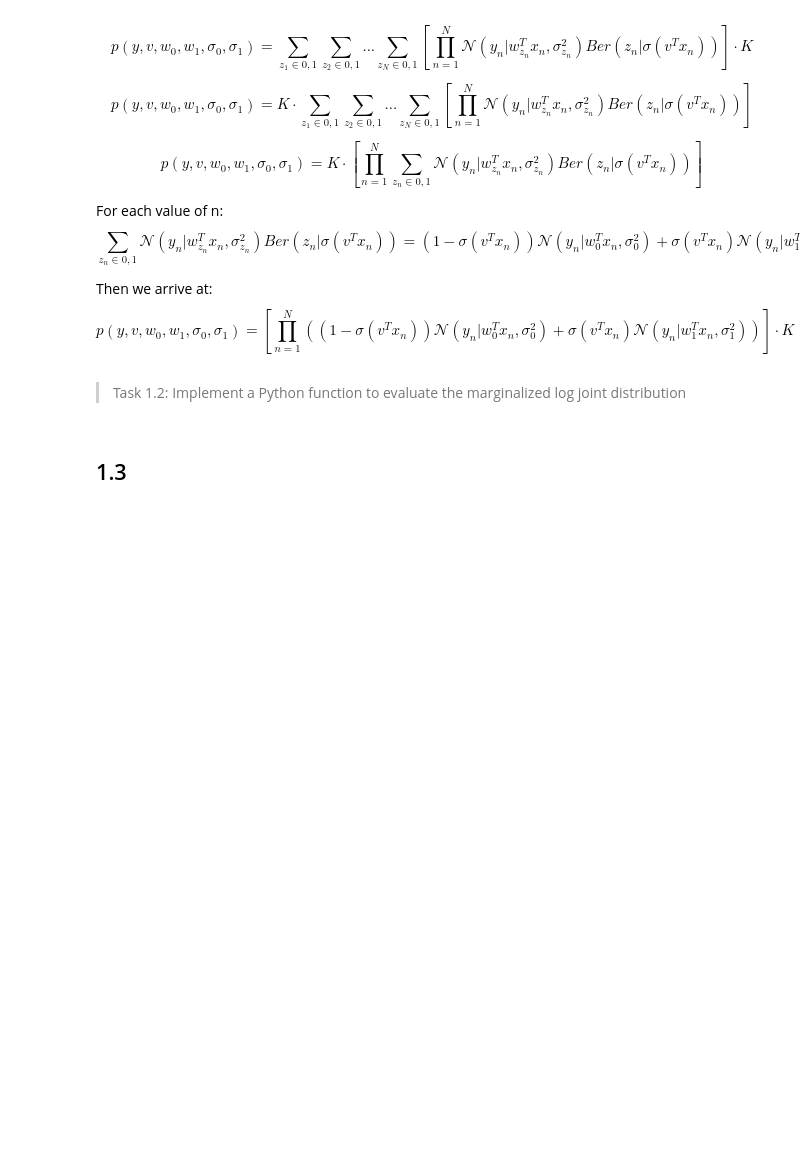
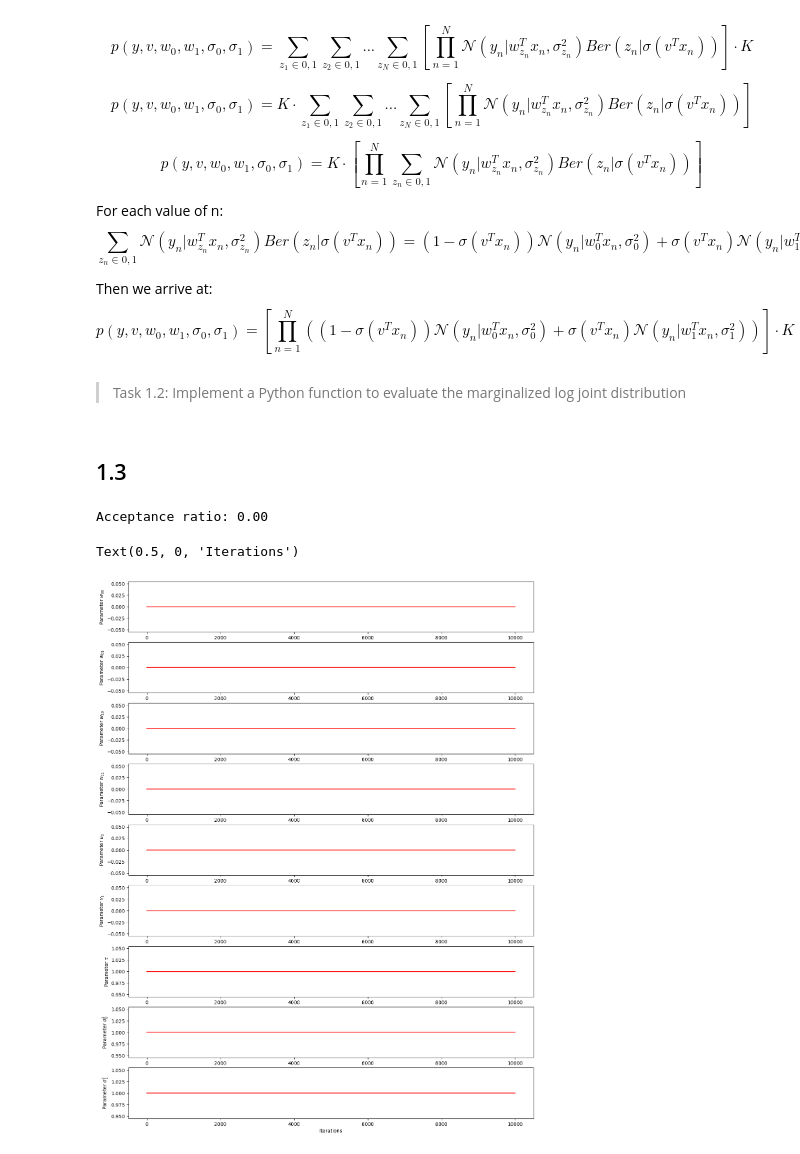
Before and after one commit to bellaVbsVbee/BayesianML, a Jupyter notebook: assignment3.ipynb, the cells around one changed output. Saved outputs shown, nothing was run; the diff lists cells and outputs as text; code cells hidden in the pictures; blank space fills up the shorter version.

Commit message:
metropolis

```diff
--- a/assignment3.ipynb
+++ b/assignment3.ipynb
@@ -69,13 +69,18 @@ sigmoid = lambda x: 1./(1 + jnp.exp(-x))
 
 def log_joint(theta):
 
-    w0, w1, v, tau, sig02, sig12 = theta
+    w0 = theta[:2]
+    w1 = theta[2:4]
+    v = theta[4:6]
+    tau = theta[6]
+    sig02 = theta[7]
+    sig12 = theta[8]
 
     sig0 = jnp.sqrt(sig02)
     sig1 = jnp.sqrt(sig12)
     # w0, w1, v are vectors
 
-    sigs = sigmoid(v.T@xt)
+    sigs = sigmoid(v@xt.T)
 
     # We need to sample yn
     nw0 = jnp.sum(log_npdf(w0, 0, tau**2))
@@ -86,7 +91,7 @@ def log_joint(theta):
     nsig0 = log_half_npdf(sig0, 0, 1)
     nsig1 = log_half_npdf(sig1, 0, 1)
 
-    likelihood = jnp.sum(jnp.log((1-sigs)*npdf(y, w0.T@xt, sig02) + sigs*npdf(y,w1.T@xt,sig12)))
+    likelihood = jnp.sum(jnp.log((1-sigs)*npdf(y, w0@xt.T, sig02) + sigs*npdf(y,w1@xt.T,sig12)))
 
     return likelihood + nw0 + nw1 + nv + ntau + nsig0 + nsig1
 # %% [markdown]
@@ -158,10 +156,9 @@ def metropolis(log_target, num_params, tau, num_iter, theta_init=None, seed=0):
     assert thetas.shape == (num_iter+1, num_params), f'The shape of thetas was expected to be ({num_iter+1}, {num_params}), but the actual shape was {thetas.shape}. Please check your code.'
     return thetas
 # %%
-name_params = ['$w_0$', '$w_1$', '$v$', '$\\tau$','$\\sigma^2_0$','$\\sigma^2_1$']
 num_iter = 20000
 warm_up = int(0.5*num_iter)
-theta_init = jnp.array([0., 0.,    # w0
+theta_init = np.array([0., 0.,    # w0
                         0., 0.,    # w1
                         0., 0.,    # v
                         1.,        # tau (prior scale, must be > 0)
@@ -169,14 +166,20 @@ theta_init = jnp.array([0., 0.,    # w0
                         1.])       # sig12 (variance, must be > 0)
 num_params = len(theta_init)
 
-thetas = metropolis(log_joint, num_params, 0.3, num_iter=num_iter, theta_init=np.array([0, 0, 1]))
+thetas = metropolis(log_joint, num_params, 0.3, num_iter=num_iter, theta_init=theta_init)
 
 # get rid of warm-up samples
 thetas = thetas[warm_up:, :]
+# %% [output]
+Acceptance ratio: 0.00
 # %%
-fig, axes = plt.subplots(num_params, 1, figsize=(15, 8))
+name_params = ['$w_{00}$', '$w_{01}$', '$w_{10}$', '$w_{11}$', '$v_0$', '$v_1$', '$\\tau$', '$\\sigma^2_0$', '$\\sigma^2_1$']
+fig, axes = plt.subplots(num_params, 1, figsize=(15, 20))
 
 for i in range(num_params):
     axes[i].plot(thetas[:, i], 'r-')
-    axes[i].set(ylabel=f'Parameter {i}')
+    axes[i].set(ylabel=f'Parameter {name_params[i]}')
 axes[-1].set_xlabel('Iterations')
+# %% [output]
+Text(0.5, 0, 'Iterations')
+[figure, added]
```
Also changed, not shown: parts of 1 cell of this notebook.
